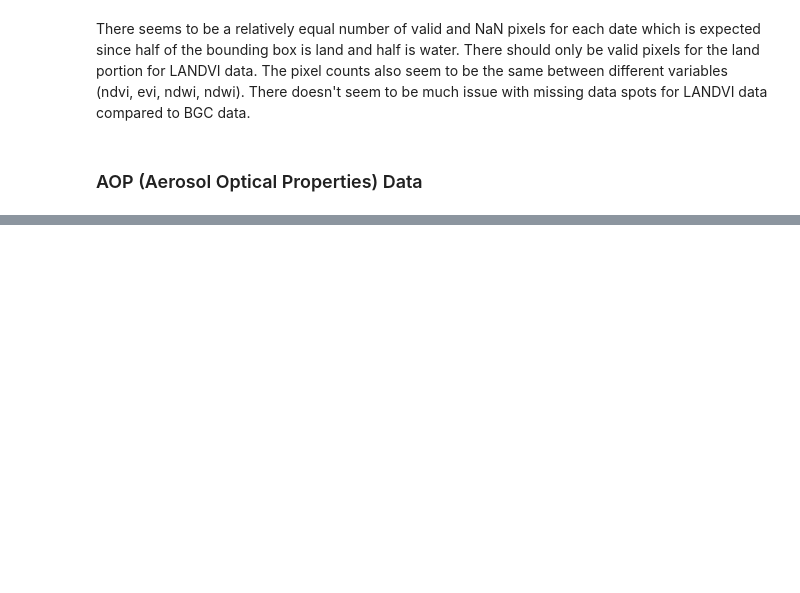
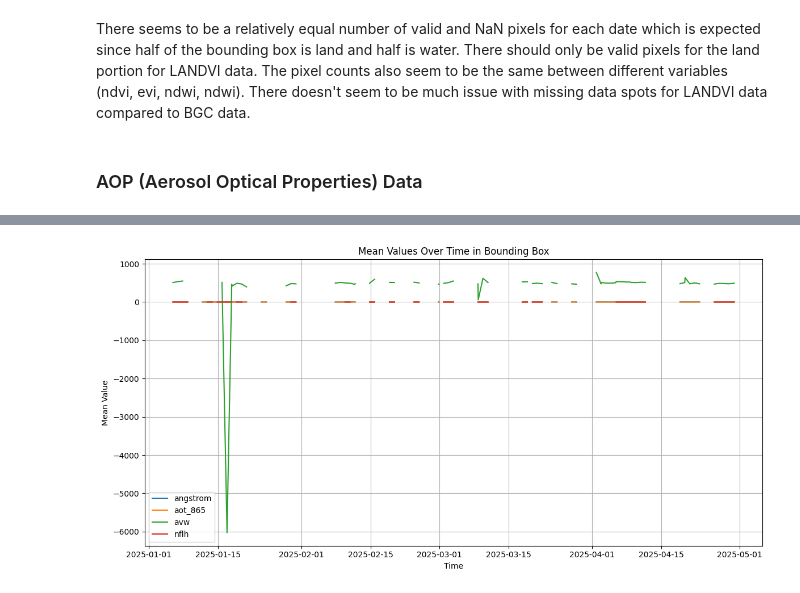
Before and after one commit to katelyn-wang/pace-wildfires, a Jupyter notebook: notebooks/la_fires_analysis.ipynb, the cells around one changed output, grey strips where cells are left out. Saved outputs shown, nothing was run; the diff lists cells and outputs as text; code cells hidden in the pictures; blank space fills up the shorter version.

Commit message:
Added aop plots

```diff
--- a/notebooks/la_fires_analysis.ipynb
+++ b/notebooks/la_fires_analysis.ipynb
@@ -560,3 +560,6 @@ plot_pixel_counts(landvi_summaries, end_date="2025-02-01")
 There seems to be a relatively equal number of valid and NaN pixels for each date which is expected since half of the bounding box is land and half is water. There should only be valid pixels for the land portion for LANDVI data. The pixel counts also seem to be the same between different variables (ndvi, evi, ndwi, ndwi). There doesn't seem to be much issue with missing data spots for LANDVI data compared to BGC data.
 # %% [markdown]
 ### AOP (Aerosol Optical Properties) Data
+# %%
+aop_merged_ds = load_merged_dataset(aop_dir, ["angstrom", "aot_865", "avw", "nflh"])
+aop_merged_ds
@@ -562,0 +579,6 @@ There seems to be a relatively equal number of valid and NaN pixels for each dat
+# %%
+aop_summaries = summarize_variables_in_bbox(aop_merged_ds, ["angstrom", "aot_865", "avw", "nflh"], (-118.75, 33.90, -118.45, 34.15))
+# %%
+plot_mean_values(aop_summaries)
+# %% [output]
+[figure, added]
```
Also changed, not shown: parts of 3 cells of this notebook.
